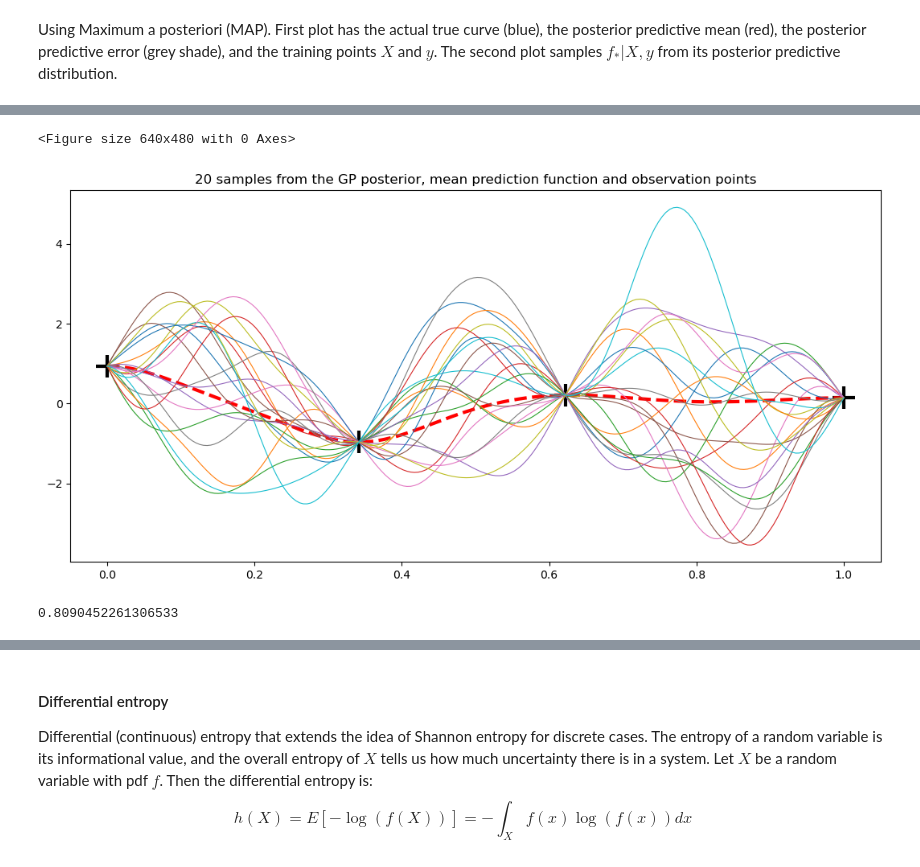
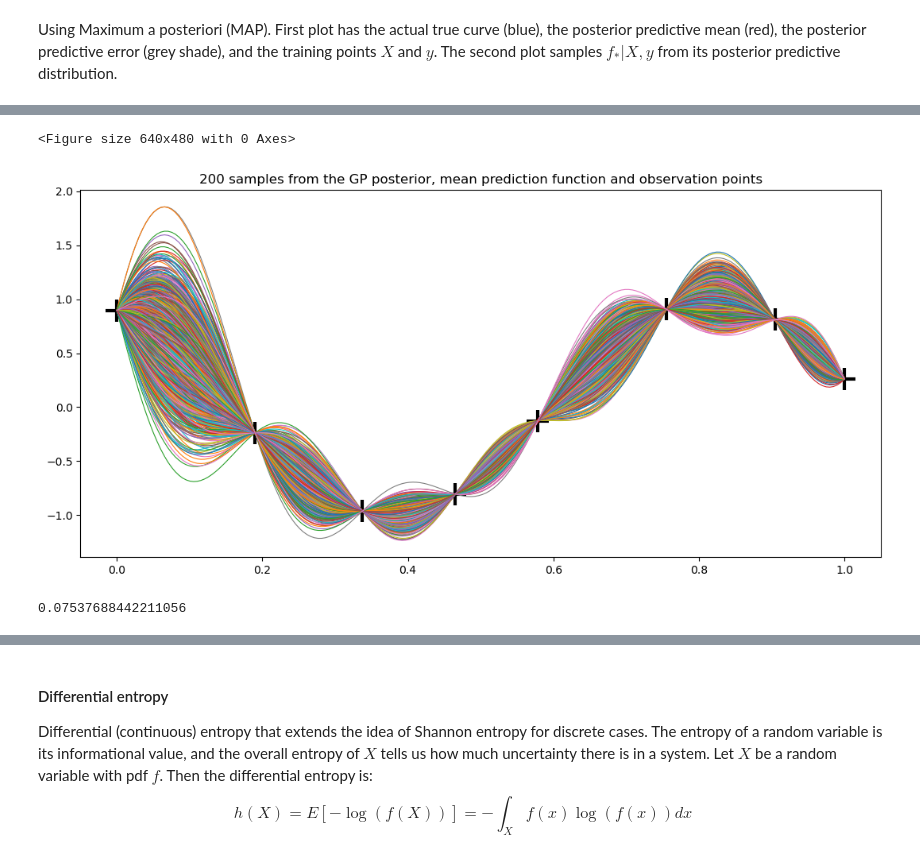
Before and after one commit to SashaCroatia/GaussianProcessRegression, a Jupyter notebook: BayesianModelSelection.ipynb, the cells around one changed output, grey strips where cells are left out. Drawn from its saved outputs; the diff is of its cells as text; code cells hidden in the pictures.

```diff
--- a/BayesianModelSelection.ipynb
+++ b/BayesianModelSelection.ipynb
@@ -196,7 +196,7 @@ def plot_post(X, y, sigma_n, kernelParameter_l, kernelParameter_sigma):
 Plot of dataset and the function we'd like to estimate (our goal):
 # %%
 #This is our dataset:
-Nog = 4
+Nog = 8
 Xog = np.sort(generate_points(-5, 5, Nog, dim = 1),axis = 0)
 #X = np.array([[0],[0.175],[0.55],[0.8],[1]])
 y = (f(Xog) + np.random.normal(0,0,Nog)).reshape(-1,1) #observations (following true unknown function we wish to approx)
@@ -917,21 +917,22 @@ Mean predictive std:  1.233061272752177
 # %%
+sigma_n, l, sigma = np.abs(init_par[0]), np.abs(0.15), np.abs(init_par[2])
 Xtest_og, mu, covar = posterior_full(X, y.T[0], sigma_n, l, sigma)
-f_post = np.random.multivariate_normal(mu,covar,20).T
+f_post = np.random.multivariate_normal(mu,covar,1007).T
 
 ## Plot of 40 samples from the GP posterior, along w
 plt.clf()
 plt.figure(figsize=(13,6))
 #Plot training data:
 plt.plot(X, y, 'k+', markersize=20, markeredgewidth=3)
 #PLot predictive mean:
 plt.plot(Xtest_og, mu, 'r--', linewidth=3)
 #Plot samples from the GP posterior
 plt.plot(Xtest_og, f_post, linewidth=0.8)
-plt.title('20 samples from the GP posterior, mean prediction function and observation points')
+plt.title('200 samples from the GP posterior, mean prediction function and observation points')
 plt.show()
 # %% [output]
 <Figure size 640x480 with 0 Axes>
-[figure, old version]
+[figure, new version]
 # %%
 #Xtest that returns largest predictive std is
 def find_Xtest(X,y,sigma_n,l,sigma):
@@ -942,7 +943,7 @@ def find_Xtest(X,y,sigma_n,l,sigma):
 Xtest_maxstd = find_Xtest(X,y,sigma_n,l,sigma)
 Xtest_maxstd
 # %% [output]
-0.8090452261306533
+0.07537688442211056
 # %%
 #Sampling from the posterior +- 1std away from max:
 post_values = np.linspace(max_post_l-2*max_std,max_post_l+2*max_std,200)
```
Also changed, not shown: parts of 37 cells of this notebook.
